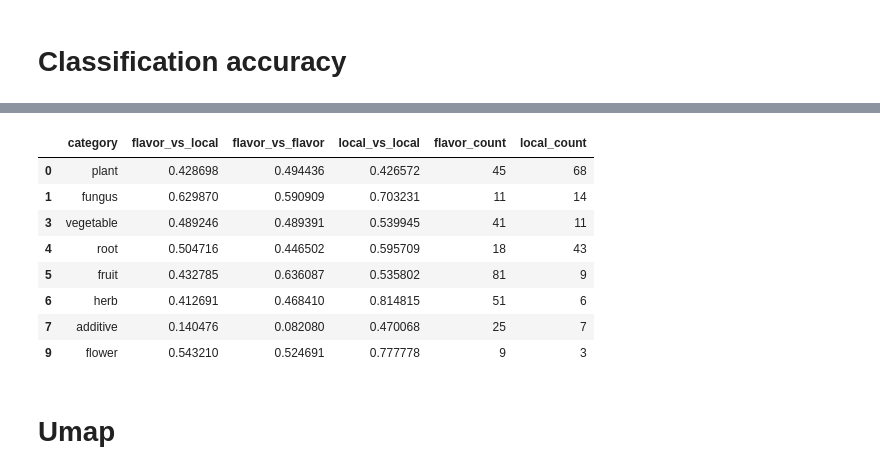
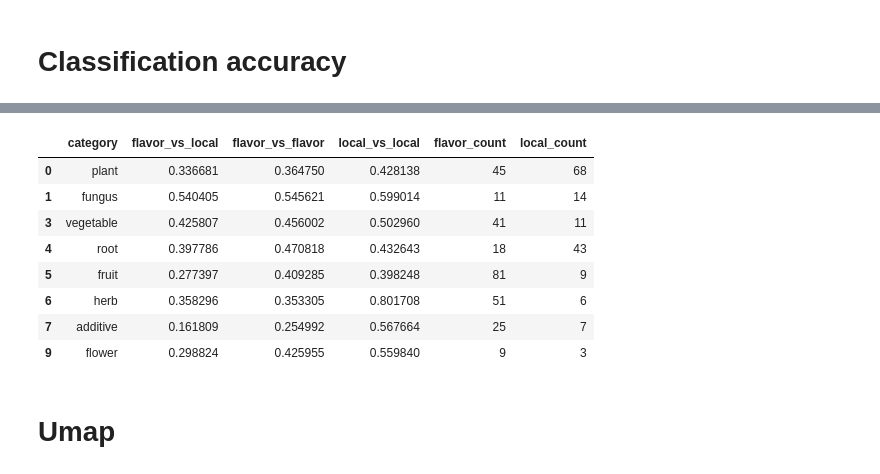
Before and after one commit to jp-clement/plantes_indigenes_can, a Jupyter notebook: data_exploration.ipynb, the cells around one changed output, grey strips where cells are left out. Cells and saved outputs as stored; diff of their text form; code cells hidden in the pictures.

```diff
--- a/data_exploration.ipynb
+++ b/data_exploration.ipynb
@@ -909,63 +785,77 @@ jaccard_sim_mean
 # %%
-# Compute similarity between ingredients within flavord vs local
-# Could maybe do a heatmap or cluster map of that
+# -----------------------------
+# Compute similarity between ingredients within flavord vs local by catgories
+# -----------------------------
+metric_name = "cosine" if config["reduce_dim"] else "jaccard"
+sim_func = cosine_similarity_matrix if metric_name == "cosine" else jaccard_similarity_matrix
 
-# Compute Jaccard similarity matrix
-jaccard_sim = jaccard_similarity_matrix(df1[desc])
+# Compute similarity matrix (ingredient-level)
+sim = sim_func(df1[desc])
 
-# Average similarity per db
-jaccard_sim['db'] = df1['db'].values
-jaccard_sim['category'] = df1['category'].values
+# Annotate
+sim["db"] = df1["db"].values
+sim["category"] = df1["category"].values
 
-shared_cat = jaccard_sim.loc[jaccard_sim['db'] == 'local', 'category'].unique()
+# categories present in local (same as your code)
+shared_cat = sim.loc[sim["db"] == "local", "category"].unique()
 
-rows =[]
+rows = []
 for cat in shared_cat:
-    df2 = jaccard_sim.loc[jaccard_sim['category'] == cat]
-    df2 = df2.drop(columns= 'category')
-    idx = df2.index.to_list() + ['db']
+    df2 = sim.loc[sim["category"] == cat].drop(columns="category")
 
-    df2= df2[idx]
-    jaccard_sim_mean = df2.groupby('db').mean()
-    jaccard_sim_mean = jaccard_sim_mean.T
-    jaccard_sim_mean['db'] = df2['db'].values
-    jaccard_sim_mean = jaccard_sim_mean.groupby('db').mean()
+    # reorder so db is last (and keep only rows in this category)
+    idx = [c for c in df2.index.tolist()] + ["db"]
+    df2 = df2[idx]
 
-    # get counts
-    flavor_count = df2['db'].value_counts()['flavor_db']
-    local_count = df2['db'].value_counts()['local']
+    # mean similarity by db (rows grouped by db)
+    sim_mean = df2.groupby("db").mean()
+    sim_mean = sim_mean.T
+    sim_mean["db"] = df2["db"].values
+    sim_mean = sim_mean.groupby("db").mean()
 
-    # Extract group diff
-    flavor_local = jaccard_sim_mean.loc[jaccard_sim_mean.index == 'flavor_db']['local'].values[0]
-    flavor_flavor = jaccard_sim_mean.loc[jaccard_sim_mean.index == 'flavor_db']['flavor_db'].values[0]
-    local_local = jaccard_sim_mean.loc[jaccard_sim_mean.index == 'local']['local'].values[0]
+    # counts (safe access)
+    counts = df2["db"].value_counts()
+    flavor_count = int(counts.get("flavor_db", 0))
+    local_count = int(counts.get("local", 0))
+
+    # only compute if both groups exist
+    if flavor_count == 0 or local_count == 0:
+        continue
+
+    flavor_vs_local = float(sim_mean.loc["flavor_db", "local"])
+    flavor_vs_flavor = float(sim_mean.loc["flavor_db", "flavor_db"])
+    local_vs_local = float(sim_mean.loc["local", "local"])
 
     rows.append({
         "category": cat,
-        "flavor_vs_local": flavor_local,
-        "flavor_vs_flavor": flavor_flavor,
-        "local_vs_local": local_local,
-        'flavor_count' : flavor_count,
-        'local_count' : local_count
+        "flavor_vs_local": flavor_vs_local,
+        "flavor_vs_flavor": flavor_vs_flavor,
+        "local_vs_local": local_vs_local,
+        "flavor_count": flavor_count,
+        "local_count": local_count
     })
 
 # Final comparison table
 comparison_df = pd.DataFrame(rows)
 
+# keep categories with >=3 local ingredients (same as your code)
 comparison_df = comparison_df[comparison_df["local_count"] >= 3].copy()
 
-comparison_df.to_excel(f"output/local_flavordb_jaccard_distance.xlsx", index=False)
+# Save
+out_path = f"output/local_flavordb_similarity.xlsx"
+comparison_df.to_excel(out_path, index=False)
+
 comparison_df
 # %% [output]
 |  | category | flavor_vs_local | flavor_vs_flavor | local_vs_local | flavor_count | local_count |
-| 0 | plant | 0.428698 | 0.494436 | 0.426572 | 45 | 68 |
-| 1 | fungus | 0.629870 | 0.590909 | 0.703231 | 11 | 14 |
-| 3 | vegetable | 0.489246 | 0.489391 | 0.539945 | 41 | 11 |
-| 4 | root | 0.504716 | 0.446502 | 0.595709 | 18 | 43 |
-| 5 | fruit | 0.432785 | 0.636087 | 0.535802 | 81 | 9 |
-| 6 | herb | 0.412691 | 0.468410 | 0.814815 | 51 | 6 |
-| 7 | additive | 0.140476 | 0.082080 | 0.470068 | 25 | 7 |
-| 9 | flower | 0.543210 | 0.524691 | 0.777778 | 9 | 3 |
+| 0 | plant | 0.336681 | 0.364750 | 0.428138 | 45 | 68 |
+| 1 | fungus | 0.540405 | 0.545621 | 0.599014 | 11 | 14 |
+| 3 | vegetable | 0.425807 | 0.456002 | 0.502960 | 41 | 11 |
+| 4 | root | 0.397786 | 0.470818 | 0.432643 | 18 | 43 |
+| 5 | fruit | 0.277397 | 0.409285 | 0.398248 | 81 | 9 |
+| 6 | herb | 0.358296 | 0.353305 | 0.801708 | 51 | 6 |
+| 7 | additive | 0.161809 | 0.254992 | 0.567664 | 25 | 7 |
+| 9 | flower | 0.298824 | 0.425955 | 0.559840 | 9 | 3 |
 # %% [markdown]
 # Umap
 # %%
```
Also changed, not shown: parts of 24 cells of this notebook, 2 other files.
